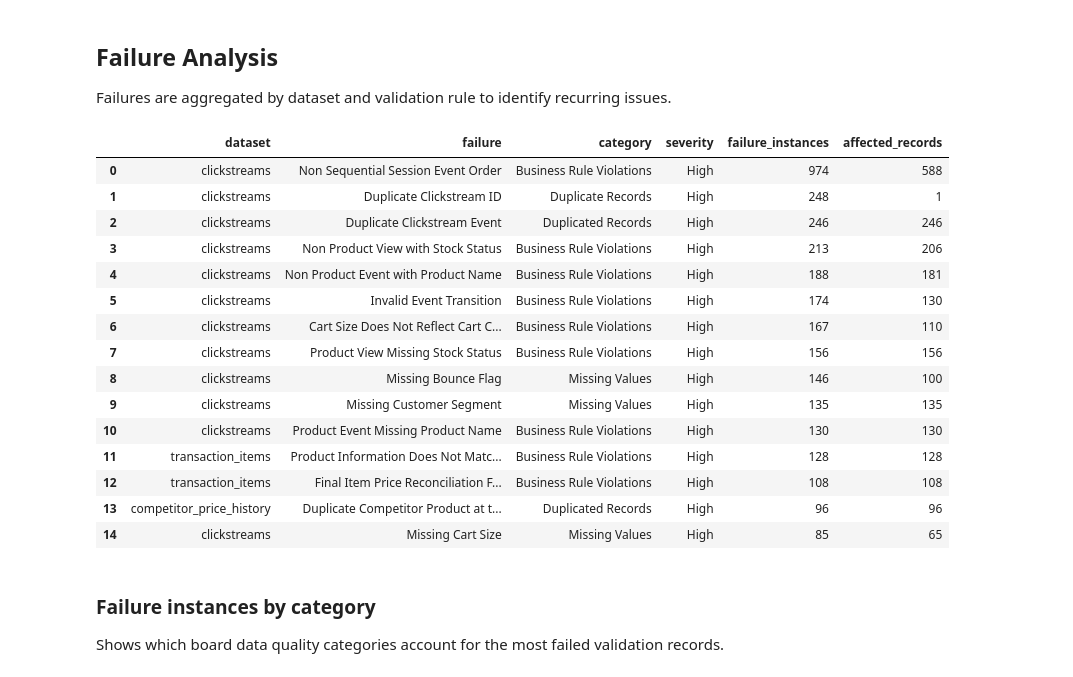
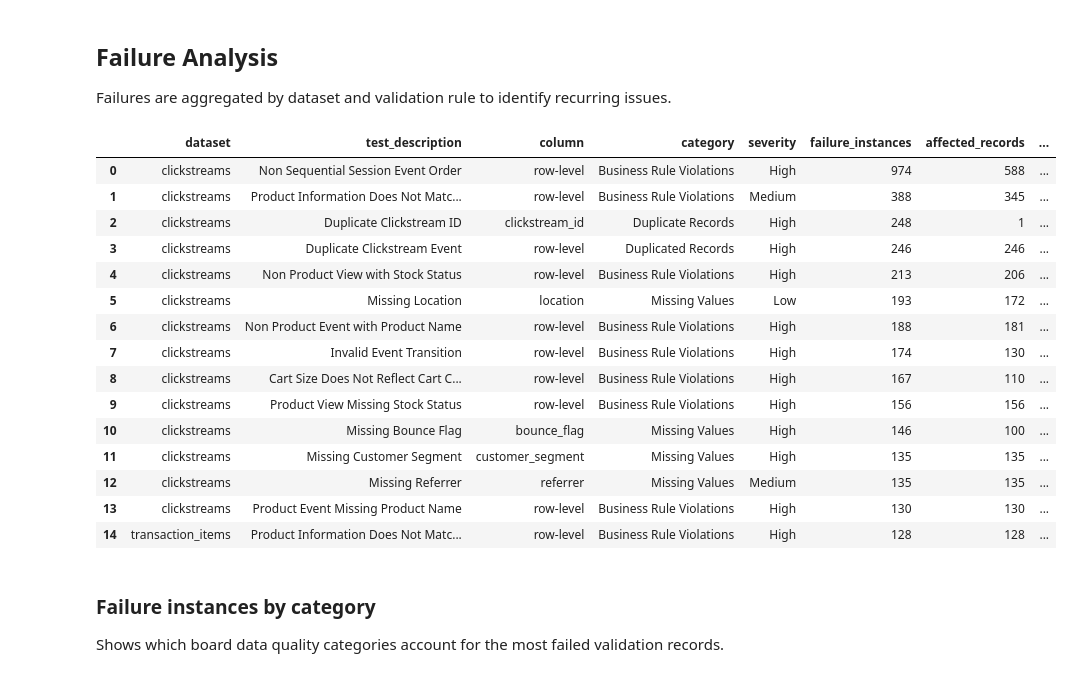
Before and after one commit to jenniferwxe/MegaMart, a Jupyter notebook: dirty_data_profiling/notebook/01_dirty_data_profiling.ipynb, the cells around one changed output. Cells and saved outputs as stored; diff of their text form; code cells hidden in the pictures.

```diff
--- a/dirty_data_profiling/notebook/01_dirty_data_profiling.ipynb
+++ b/dirty_data_profiling/notebook/01_dirty_data_profiling.ipynb
@@ -41,10 +81,14 @@ Output      : /Users/jengazee/Documents/GitHub/MegaMart/reports/profiling
 ## Imports
 # %%
 import json
-from pathlib import Path
+import math
+import re
+from collections import Counter
+from datetime import datetime
 
 import pandas as pd
 import matplotlib.pyplot as plt
-from IPython.display import display
+from IPython.display import display, Markdown
 
-from dirty_data_profiling.dbt.artifact_loader import DBTArtifactLoader
+pd.set_option("display.max_columns", None)
+pd.set_option("display.max_colwidth", 100)
@@ -301,60 +838,68 @@ Failures are aggregated by dataset and validation rule to identify recurring iss
 # %%
 failure_analysis = (
     dirty_records
     .groupby(
-        ["dataset", "test_description", "category", "severity"],
+        [
+            "dataset",
+            "test_description",
+            "column",
+            "category",
+            "severity",
+        ],
         dropna=False,
         as_index=False,
     )
     .agg(
-        failure_instances=("test_name", "size"),
+        failure_instances=("test_description", "size"),
         affected_records=("record_key", "nunique"),
+        records_without_identifier=(
+            "record_key",
+            lambda s: s.isna().sum(),
+        ),
     )
-    .rename(columns={"test_description": "failure"})
 )
-
-severity_order = {
-    "High": 0,
-    "Medium": 1,
-    "Low": 2,
-}
 
 failure_analysis["severity_rank"] = (
     failure_analysis["severity"]
-    .map(severity_order)
+    .str.lower()
+    .map(SEVERITY_ORDER)
     .fillna(99)
 )
 
 failure_analysis = (
     failure_analysis
     .sort_values(
-        ["severity_rank", "failure_instances", "dataset"],
-        ascending=[True, False, True],
+        [
+            "failure_instances",
+            "severity_rank",
+            "dataset",
+        ],
+        ascending=[False, True, True],
     )
     .drop(columns="severity_rank")
     .reset_index(drop=True)
 )
 
-failure_analysis_display = failure_analysis.head(15)
-
-display(failure_analysis_display)
+display(
+    failure_analysis.head(15)
+)
 # %% [output]
-|  | dataset | failure | category | severity | failure_instances | affected_records |
-| 0 | clickstreams | Non Sequential Session Event Order | Business Rule Violations | High | 974 | 588 |
-| 1 | clickstreams | Duplicate Clickstream ID | Duplicate Records | High | 248 | 1 |
-| 2 | clickstreams | Duplicate Clickstream Event | Duplicated Records | High | 246 | 246 |
-| 3 | clickstreams | Non Product View with Stock Status | Business Rule Violations | High | 213 | 206 |
-| 4 | clickstreams | Non Product Event with Product Name | Business Rule Violations | High | 188 | 181 |
-| 5 | clickstreams | Invalid Event Transition | Business Rule Violations | High | 174 | 130 |
-| 6 | clickstreams | Cart Size Does Not Reflect Cart C... | Business Rule Violations | High | 167 | 110 |
-| 7 | clickstreams | Product View Missing Stock Status | Business Rule Violations | High | 156 | 156 |
-| 8 | clickstreams | Missing Bounce Flag | Missing Values | High | 146 | 100 |
-| 9 | clickstreams | Missing Customer Segment | Missing Values | High | 135 | 135 |
-| 10 | clickstreams | Product Event Missing Product Name | Business Rule Violations | High | 130 | 130 |
-| 11 | transaction_items | Product Information Does Not Matc... | Business Rule Violations | High | 128 | 128 |
-| 12 | transaction_items | Final Item Price Reconciliation F... | Business Rule Violations | High | 108 | 108 |
-| 13 | competitor_price_history | Duplicate Competitor Product at t... | Duplicated Records | High | 96 | 96 |
-| 14 | clickstreams | Missing Cart Size | Missing Values | High | 85 | 65 |
+|  | dataset | test_description | column | category | severity | failure_instances | affected_records | ... |
+| 0 | clickstreams | Non Sequential Session Event Order | row-level | Business Rule Violations | High | 974 | 588 | ... |
+| 1 | clickstreams | Product Information Does Not Matc... | row-level | Business Rule Violations | Medium | 388 | 345 | ... |
+| 2 | clickstreams | Duplicate Clickstream ID | clickstream_id | Duplicate Records | High | 248 | 1 | ... |
+| 3 | clickstreams | Duplicate Clickstream Event | row-level | Duplicated Records | High | 246 | 246 | ... |
+| 4 | clickstreams | Non Product View with Stock Status | row-level | Business Rule Violations | High | 213 | 206 | ... |
+| 5 | clickstreams | Missing Location | location | Missing Values | Low | 193 | 172 | ... |
+| 6 | clickstreams | Non Product Event with Product Name | row-level | Business Rule Violations | High | 188 | 181 | ... |
+| 7 | clickstreams | Invalid Event Transition | row-level | Business Rule Violations | High | 174 | 130 | ... |
+| 8 | clickstreams | Cart Size Does Not Reflect Cart C... | row-level | Business Rule Violations | High | 167 | 110 | ... |
+| 9 | clickstreams | Product View Missing Stock Status | row-level | Business Rule Violations | High | 156 | 156 | ... |
+| 10 | clickstreams | Missing Bounce Flag | bounce_flag | Missing Values | High | 146 | 100 | ... |
+| 11 | clickstreams | Missing Customer Segment | customer_segment | Missing Values | High | 135 | 135 | ... |
+| 12 | clickstreams | Missing Referrer | referrer | Missing Values | Medium | 135 | 135 | ... |
+| 13 | clickstreams | Product Event Missing Product Name | row-level | Business Rule Violations | High | 130 | 130 | ... |
+| 14 | transaction_items | Product Information Does Not Matc... | row-level | Business Rule Violations | High | 128 | 128 | ... |
 # %% [markdown]
 ### Failure instances by category
 Shows which board data quality categories account for the most failed validation records.
```
Also changed, not shown: parts of 11 cells of this notebook.
